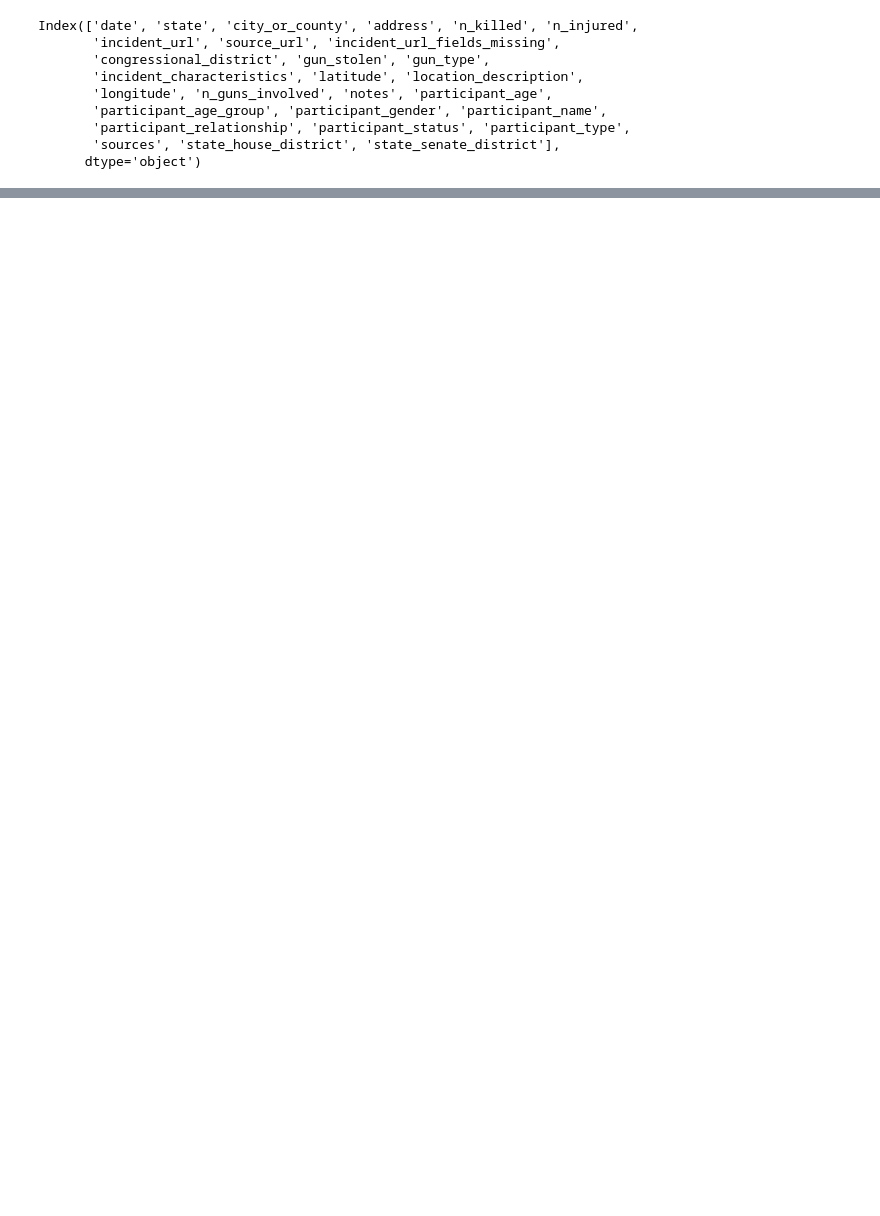
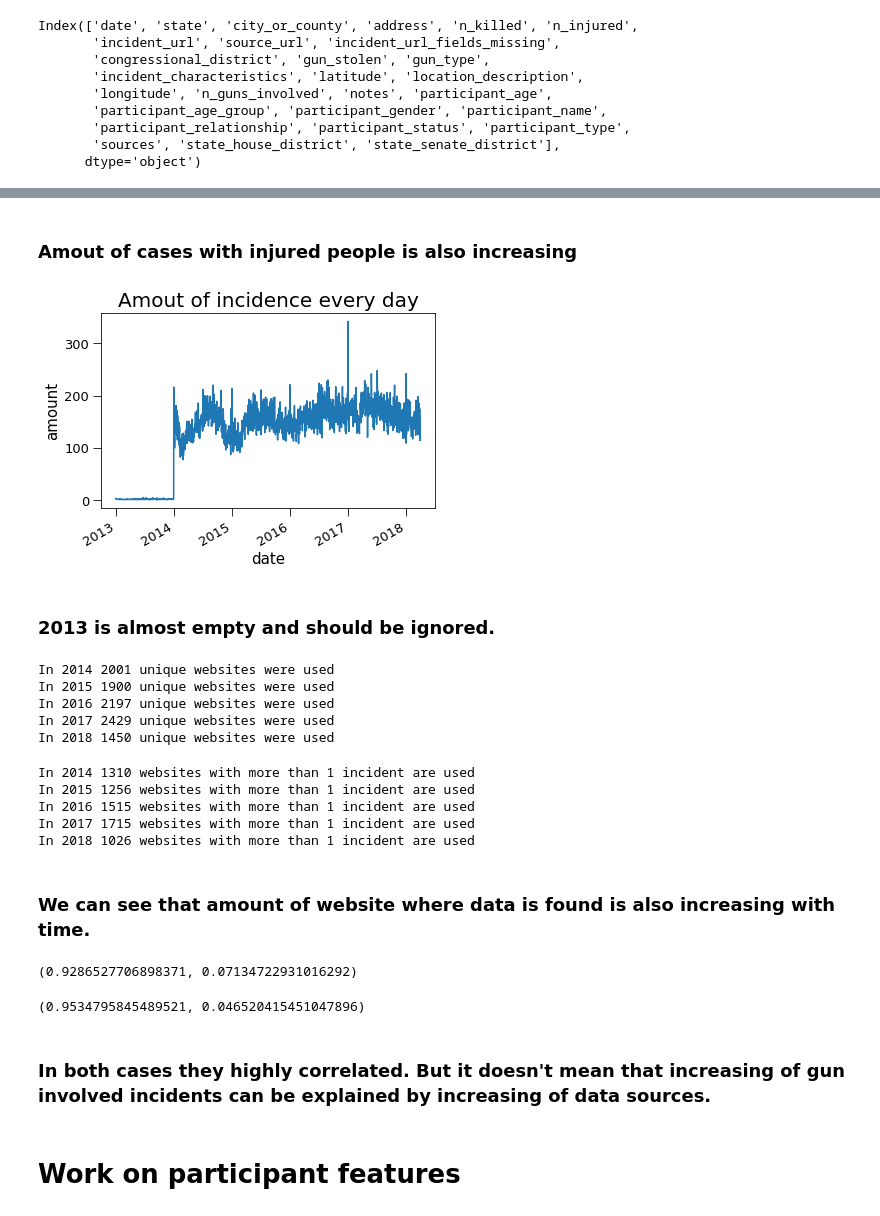
Before and after one commit to belkasanek/eda-gun-violence, a Jupyter notebook: gun_violence_eda.ipynb, the cells around one changed output, grey strips where cells are left out. Drawn from its saved outputs; the diff is of its cells as text; code cells hidden in the pictures; blank space fills up the shorter version.

```diff
--- a/gun_violence_eda.ipynb
+++ b/gun_violence_eda.ipynb
@@ -98,0 +190,54 @@ plt.scatter(temp['longitude'], temp['latitude']);
+# %% [markdown]
+### Amout of cases with injured people is also increasing
+# %%
+ax = df.groupby(by='date')['state'].count().plot()
+ax.set_ylabel('amount', fontdict={'fontsize': 15})
+ax.set_xlabel('date', fontdict={'fontsize': 15})
+ax.tick_params(labelsize=13, length=8)
+text = plt.title('Amout of incidence every day')
+text.set_fontsize(20)
+# %% [output]
+[figure, added]
+# %% [markdown]
+### 2013 is almost empty and should be ignored.
+# %%
+for year in range(2014, 2019):
+    print('In {} {} unique websites were used'\
+          .format(year, df.loc[df['date'].dt.year == year, 'source_url']\
+                  .str.split('//').str.get(1).str.replace('^www.','').str.split('/').str.get(0).nunique()))
+# %% [output]
+In 2014 2001 unique websites were used
+In 2015 1900 unique websites were used
+In 2016 2197 unique websites were used
+In 2017 2429 unique websites were used
+In 2018 1450 unique websites were used
+# %%
+for year in range(2014, 2019):
+    print('In {} {} websites with more than 1 incident are used'\
+          .format(year, (df.loc[df['date'].dt.year == year, 'source_url'].str.split('//')\
+                  .str.get(1).str.replace('www.','').str.split('/').str.get(0)\
+                  .value_counts() > 1).sum()))
+# %% [output]
+In 2014 1310 websites with more than 1 incident are used
+In 2015 1256 websites with more than 1 incident are used
+In 2016 1515 websites with more than 1 incident are used
+In 2017 1715 websites with more than 1 incident are used
+In 2018 1026 websites with more than 1 incident are used
+# %% [markdown]
+### We can see that amount of website where data is found is also increasing with time.
+# %%
+amount = np.array([51854, 53579, 58763, 61401])
+year = np.array([2001, 1900, 2197, 2429])
+stats.pearsonr(amount, year)
+# %% [output]
+(0.9286527706898371, 0.07134722931016292)
+# %%
+amount = np.array([51854, 53579, 58763, 61401])
+year = np.array([1310, 1256, 1515, 1715])
+stats.pearsonr(amount, year)
+# %% [output]
+(0.9534795845489521, 0.046520415451047896)
+# %% [markdown]
+### In both cases they highly correlated. But it doesn't mean that increasing of gun involved incidents can be explained by increasing of data sources.
+# %% [markdown]
+# Work on participant features
```
Also changed, not shown: parts of 29 cells of this notebook.
